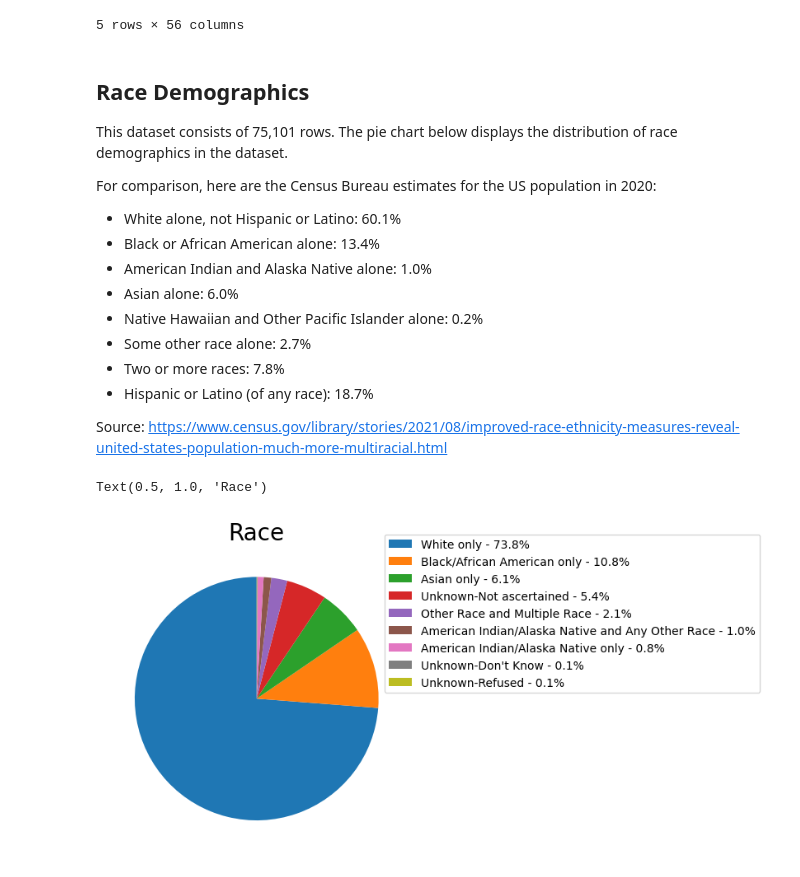
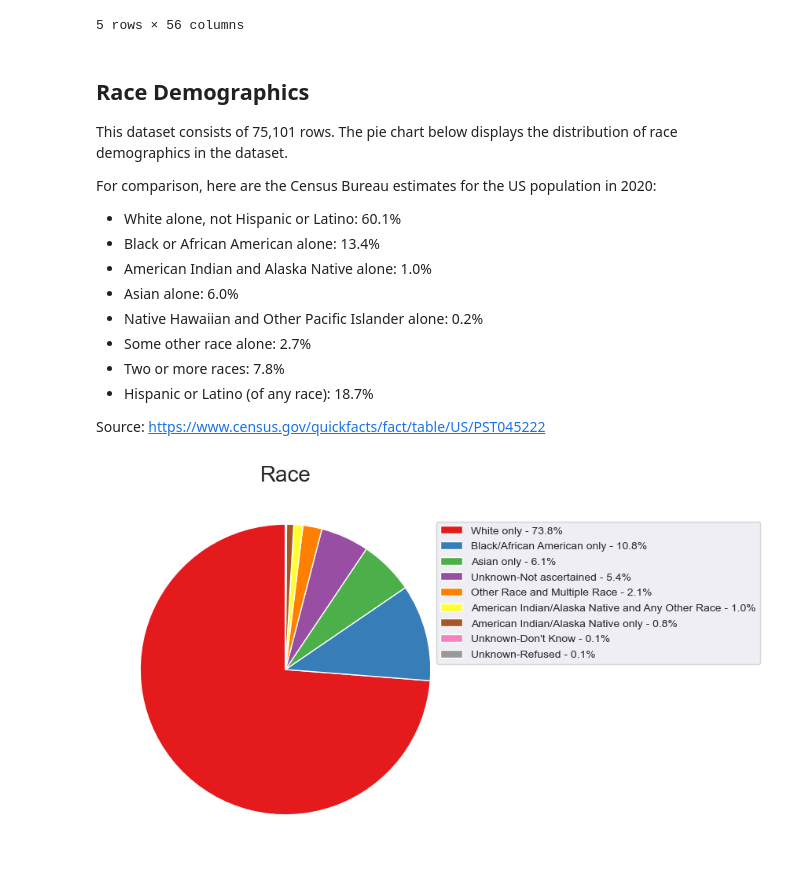
Before and after one commit to Denparadigm/USHealthFairness, a Jupyter notebook: analysis.ipynb, the cells around one changed output. Drawn from its saved outputs; the diff is of its cells as text; code cells hidden in the pictures.

Commit message:
Using seaborn theme.

```diff
--- a/analysis.ipynb
+++ b/analysis.ipynb
@@ -30,0 +1,16 @@ pandas.core.frame.DataFrame
+# %%
+import numpy as np
+import pandas as pd
+pd.options.mode.chained_assignment = None  # default='warn'
+import matplotlib.pyplot as plt
+from IPython.display import display
+
+import seaborn as sns
+sns.set_style('darkgrid')
+# %%
+# Load the dataset. If in kaggle, it will silently fall over and use the alternative path.
+try:
+    ds = pd.read_csv("nhis_00002.csv")
+except FileNotFoundError:
+    ds = pd.read_csv("/kaggle/input/nhis-00002/nhis_00002.csv")
+type(ds)
@@ -57,36 +45,35 @@ For comparison, here are the Census Bureau estimates for the US population in 20
 - Two or more races: 7.8%
 - Hispanic or Latino (of any race): 18.7%
 
-Source: https://www.census.gov/library/stories/2021/08/improved-race-ethnicity-measures-reveal-united-states-population-much-more-multiracial.html
+Source: https://www.census.gov/quickfacts/fact/table/US/PST045222
 # %%
 # Create a dictionary to map the race code to the actual race label
 code_to_race = {
     100: 'White only',
     200: 'Black/African American only',
     300: 'American Indian/Alaska Native only',
     400: 'Asian only',
     510: 'Other Race and Multiple Race',
     542: 'American Indian/Alaska Native and Any Other Race',
     997: 'Unknown-Refused',
     998: 'Unknown-Not ascertained',
     999: "Unknown-Don't Know"
 }
 
 # Count the number of responses for each race code in the dataset
 counts = ds['RACENEW'].value_counts()
 
 # Create a list of the actual race labels using the dictionary
 labels = [code_to_race[code] for code in counts.index]
 
-# Plot a pie chart of the race data
-plt.pie(counts, startangle=90)
+# Create a figure and axis
+fig, ax = plt.subplots(figsize=(6, 6))
 
-# Create a legend for the pie chart, with the labels and percentages
-plt.legend(loc="lower left", bbox_to_anchor=(0.9, 0.5), ncol=1, fontsize=10,
-           labels=['{} - {:.1f}%'.format(l, c/sum(counts)*100) for l, c in zip(labels, counts)])
-
-# Set the title of the pie chart
-plt.title("Race", size=20)
+# Plot the pie chart
+ax.pie(counts, startangle=90)
+ax.legend(loc="lower left", bbox_to_anchor=(0.9, 0.5), ncol=1, fontsize=10,
+          labels=['{} - {:.1f}%'.format(l, c/sum(counts)*100) for l, c in zip(labels, counts)])
+ax.set_title("Race", size=20)
+plt.show()
 # %% [output]
-Text(0.5, 1.0, 'Race')
-[figure, old version]
+[figure, new version]
```
Also changed, not shown: parts of 10 cells of this notebook.
